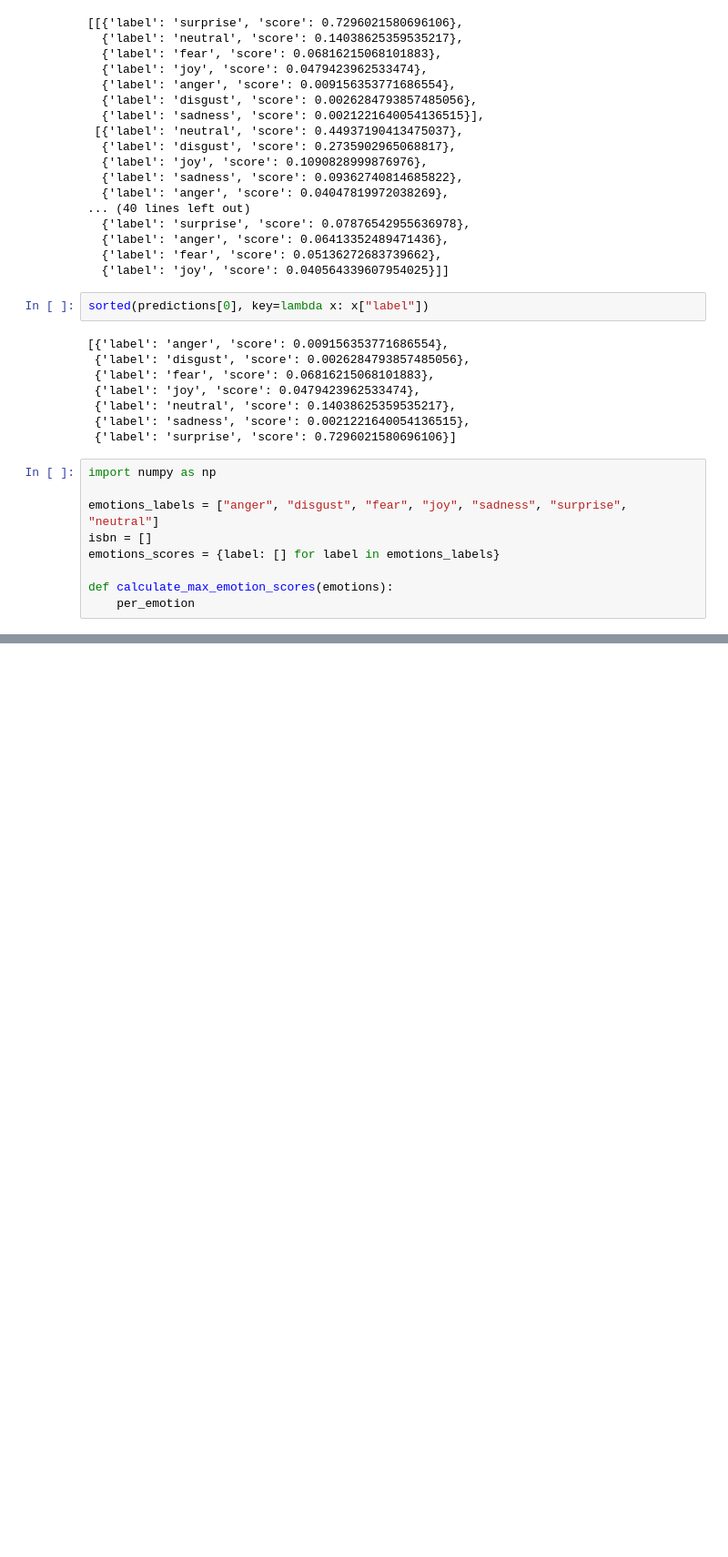
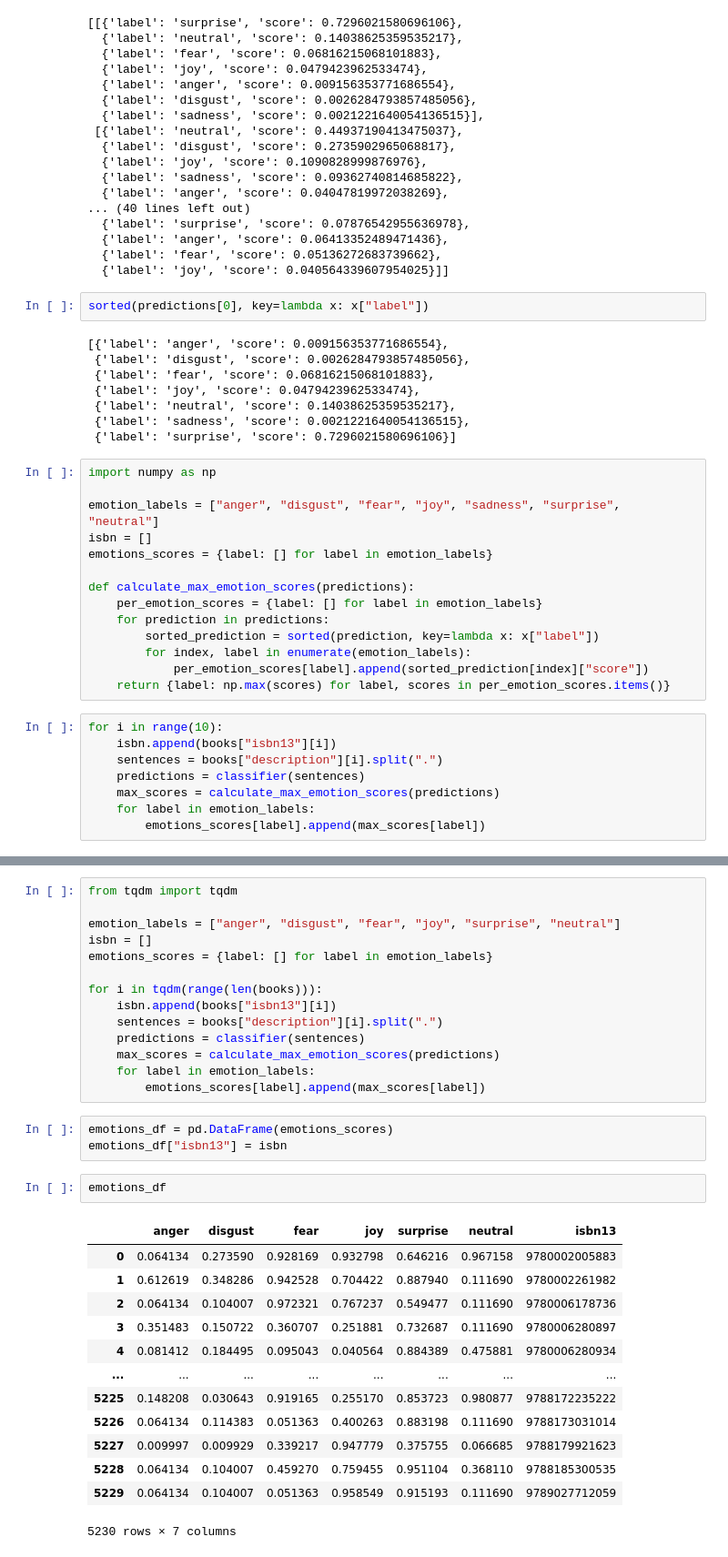
Before and after one commit to MuditPanwar/Book-Recommender, a Jupyter notebook: sentiment_analysis.ipynb, the cells around one changed output, grey strips where cells are left out. Shown at 91% size. Drawn from its saved outputs; the diff is of its cells as text; blank space fills up the shorter version.

```diff
--- a/sentiment_analysis.ipynb
+++ b/sentiment_analysis.ipynb
@@ -125,9 +125,22 @@ sorted(predictions[0], key=lambda x: x["label"])
 # %%
 import numpy as np
 
-emotions_labels = ["anger", "disgust", "fear", "joy", "sadness", "surprise", "neutral"]
+emotion_labels = ["anger", "disgust", "fear", "joy", "sadness", "surprise", "neutral"]
 isbn = []
-emotions_scores = {label: [] for label in emotions_labels}
+emotions_scores = {label: [] for label in emotion_labels}
 
-def calculate_max_emotion_scores(emotions):
-    per_emotion
+def calculate_max_emotion_scores(predictions):
+    per_emotion_scores = {label: [] for label in emotion_labels}
+    for prediction in predictions:
+        sorted_prediction = sorted(prediction, key=lambda x: x["label"])
+        for index, label in enumerate(emotion_labels):
+            per_emotion_scores[label].append(sorted_prediction[index]["score"])
+    return {label: np.max(scores) for label, scores in per_emotion_scores.items()}
+# %%
+for i in range(10):
+    isbn.append(books["isbn13"][i])
+    sentences = books["description"][i].split(".")
+    predictions = classifier(sentences)
+    max_scores = calculate_max_emotion_scores(predictions)
+    for label in emotion_labels:
+        emotions_scores[label].append(max_scores[label])
@@ -133,0 +167,33 @@ def calculate_max_emotion_scores(emotions):
+# %%
+from tqdm import tqdm
+
+emotion_labels = ["anger", "disgust", "fear", "joy", "surprise", "neutral"]
+isbn = []
+emotions_scores = {label: [] for label in emotion_labels}
+
+for i in tqdm(range(len(books))):
+    isbn.append(books["isbn13"][i])
+    sentences = books["description"][i].split(".")
+    predictions = classifier(sentences)
+    max_scores = calculate_max_emotion_scores(predictions)
+    for label in emotion_labels:
+        emotions_scores[label].append(max_scores[label])
+# %%
+emotions_df = pd.DataFrame(emotions_scores)
+emotions_df["isbn13"] = isbn
+# %%
+emotions_df
+# %% [output]
+|  | anger | disgust | fear | joy | surprise | neutral | isbn13 |
+| 0 | 0.064134 | 0.273590 | 0.928169 | 0.932798 | 0.646216 | 0.967158 | 9780002005883 |
+| 1 | 0.612619 | 0.348286 | 0.942528 | 0.704422 | 0.887940 | 0.111690 | 9780002261982 |
+| 2 | 0.064134 | 0.104007 | 0.972321 | 0.767237 | 0.549477 | 0.111690 | 9780006178736 |
+| 3 | 0.351483 | 0.150722 | 0.360707 | 0.251881 | 0.732687 | 0.111690 | 9780006280897 |
+| 4 | 0.081412 | 0.184495 | 0.095043 | 0.040564 | 0.884389 | 0.475881 | 9780006280934 |
+| ... | ... | ... | ... | ... | ... | ... | ... |
+| 5225 | 0.148208 | 0.030643 | 0.919165 | 0.255170 | 0.853723 | 0.980877 | 9788172235222 |
+| 5226 | 0.064134 | 0.114383 | 0.051363 | 0.400263 | 0.883198 | 0.111690 | 9788173031014 |
+| 5227 | 0.009997 | 0.009929 | 0.339217 | 0.947779 | 0.375755 | 0.066685 | 9788179921623 |
+| 5228 | 0.064134 | 0.104007 | 0.459270 | 0.759455 | 0.951104 | 0.368110 | 9788185300535 |
+| 5229 | 0.064134 | 0.104007 | 0.051363 | 0.958549 | 0.915193 | 0.111690 | 9789027712059 |
+5230 rows × 7 columns
```
Also changed, not shown: parts of 3 cells of this notebook.
